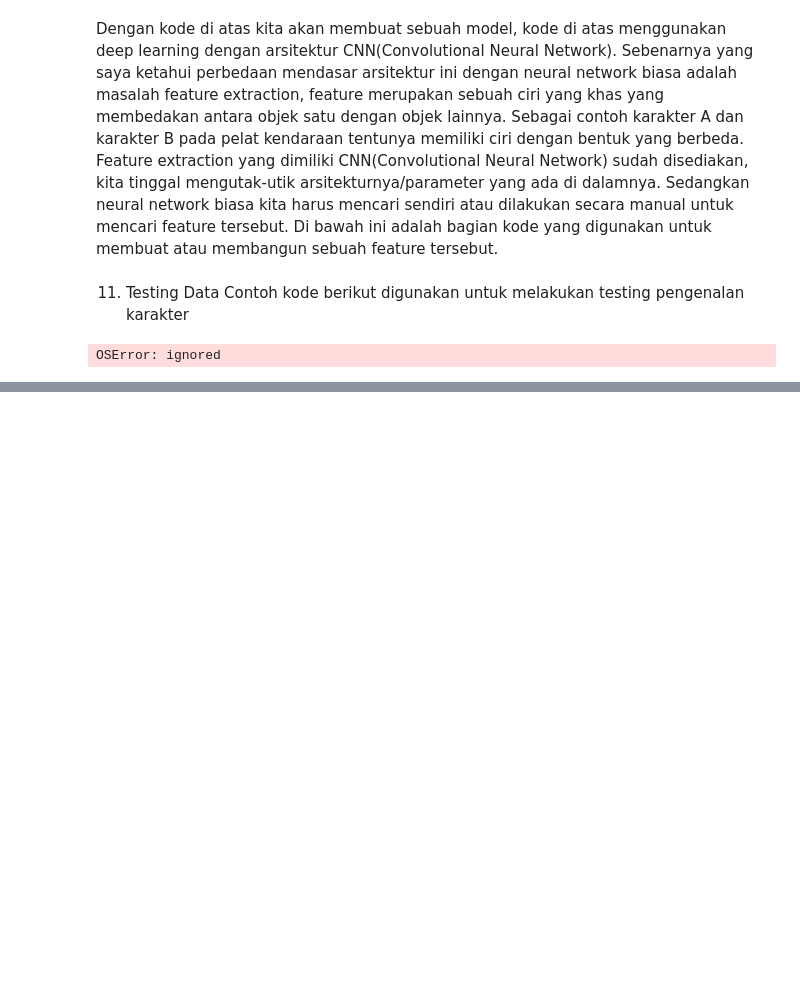
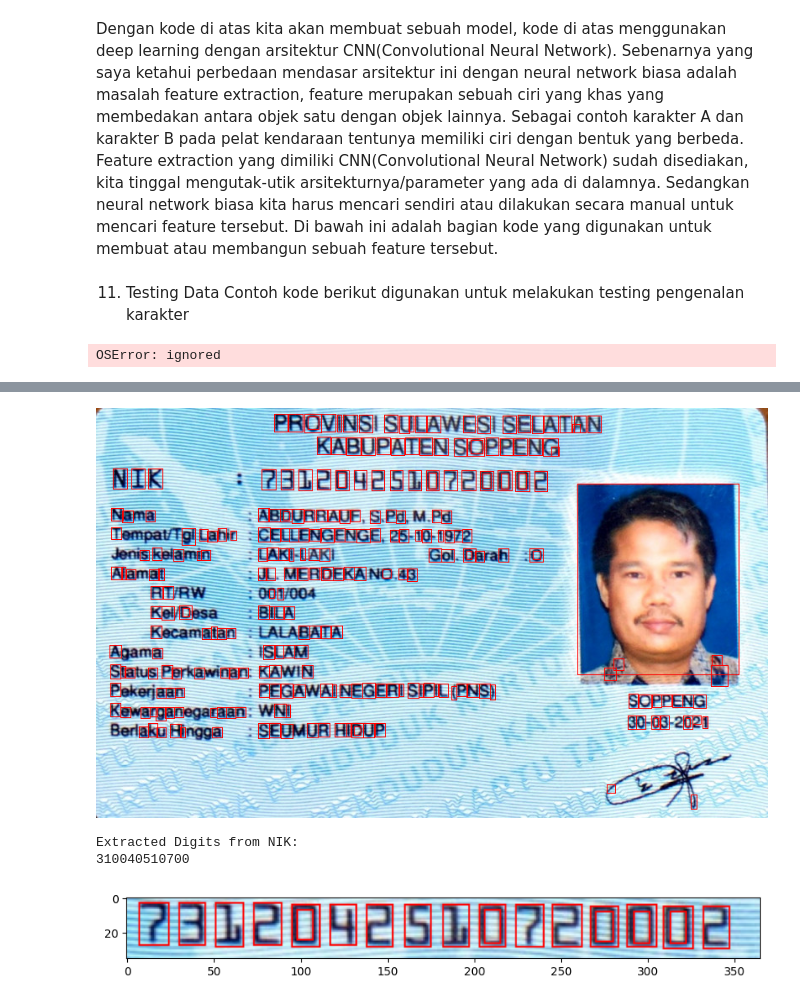
Before and after one commit to trjgdyan/PCVK, a Jupyter notebook: Week12.ipynb, the cells around one changed output, grey strips where cells are left out. Saved outputs shown, nothing was run; the diff lists cells and outputs as text; code cells hidden in the pictures; blank space fills up the shorter version.

```diff
--- a/Week12.ipynb
+++ b/Week12.ipynb
@@ -715,0 +720,63 @@ Silakan melakukan pengenalan NIK pada e-KTP yang terdapat pada tugas modul 11!
+# %%
+#KELOMPOK 6
+
+#TANPA EROSI
+
+from google.colab.patches import cv2_imshow
+import cv2
+
+# Baca gambar KTP
+ktpImage = cv2.imread('/content/drive/MyDrive/PCVK/images/KTP_More/KTP7.jpeg')
+
+# Tampilkan gambar asli
+#cv2_imshow(ktpImage)
+
+# Ubah gambar menjadi skala abu-abu untuk deteksi tepi
+gray = cv2.cvtColor(ktpImage, cv2.COLOR_BGR2GRAY)
+
+# Tampilkan gambar hasil konversi ke skala abu-abu
+#cv2_imshow(gray)
+
+# Thresholding untuk membuat gambar biner
+ret, thresholded = cv2.threshold(gray, 95, 260, cv2.THRESH_BINARY)
+
+# Tampilkan gambar hasil thresholding
+#cv2_imshow(thresholded)
+
+# Temukan kontur pada gambar biner
+contours, hierarchy = cv2.findContours(thresholded, cv2.RETR_CCOMP, cv2.CHAIN_APPROX_SIMPLE)
+
+# Gambar kontur pada gambar asli
+for cnt in contours:
+    x, y, w, h = cv2.boundingRect(cnt)
+    ras = format(w / h, '.2f')
+    if h >= 40 and w >= 10 and float(ras) <= 1:
+        cv2.rectangle(ktpImage, (x, y), (x + w, y + h), (0, 0, 255), thickness=1)
+    elif h >= 10 and w >= 5 and float(ras) <= 1:
+        cv2.rectangle(ktpImage, (x, y), (x + w, y + h), (0, 0, 255), thickness=1)
+
+# Tampilkan gambar dengan kontur
+cv2_imshow(ktpImage)
+
+cropped_img = ktpImage[70:105, 190:555]
+
+plt.figure(figsize=(10,5))
+plt.imshow(cv2.cvtColor(cropped_img, cv2.COLOR_BGR2RGB))
+
+# Convert gambar NIK yang sudah di-crop menjadi skala abu-abu
+gray_nik_cropped = cv2.cvtColor(nik_cropped, cv2.COLOR_BGR2GRAY)
+
+# Gunakan Tesseract untuk mengekstrak teks
+extracted_text = pytesseract.image_to_string(gray_nik_cropped, lang='ind')
+
+# Filter hanya karakter angka
+nik_digits = ''.join(filter(str.isdigit, extracted_text))
+
+# Print angka yang sudah diekstrak dari NIK
+print("Extracted Digits from NIK:")
+print(nik_digits)
+# %% [output]
+[figure, added]
+Extracted Digits from NIK:
+310040510700
+[figure, added]
```
Also changed, not shown: parts of 3 cells of this notebook.
